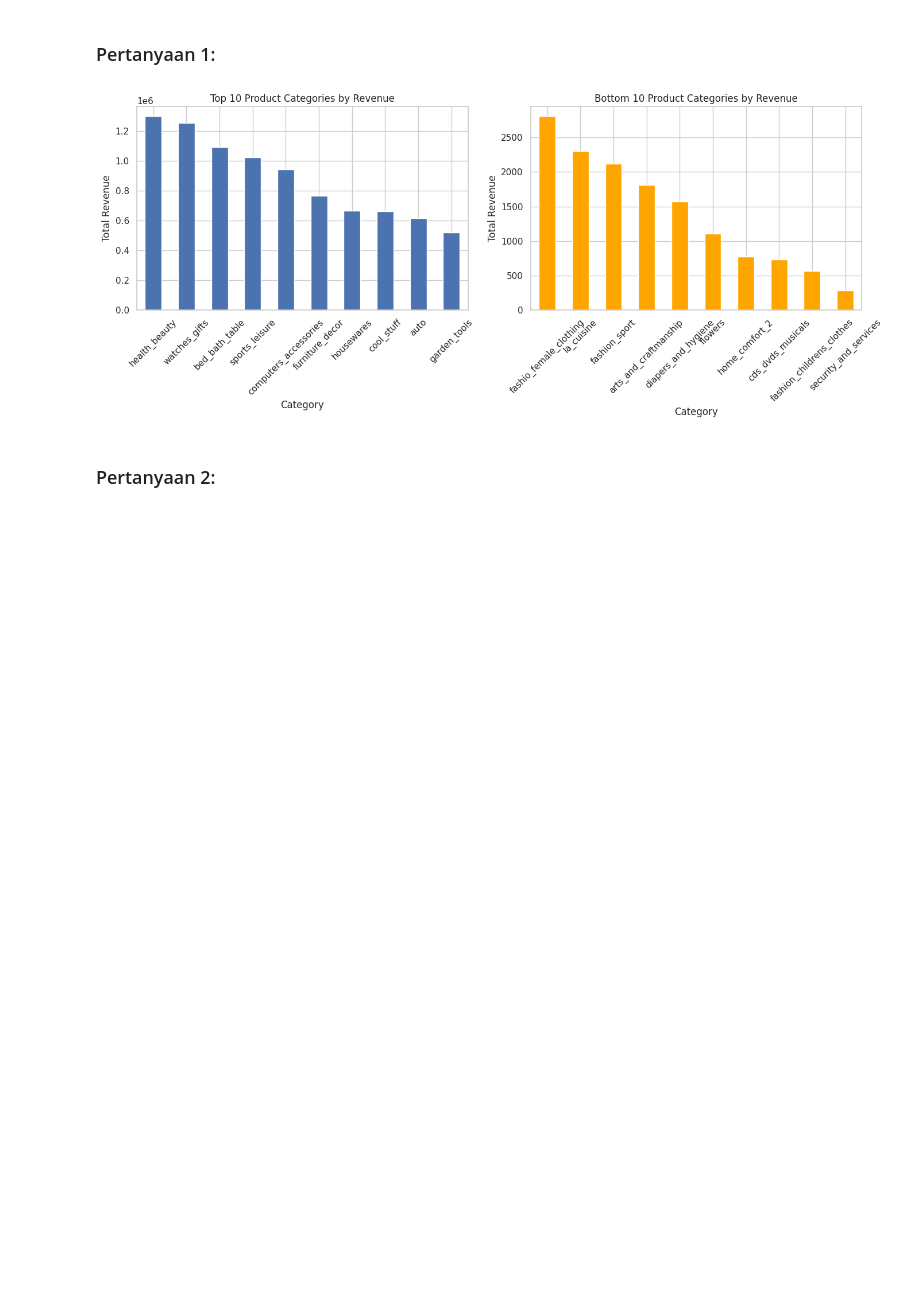
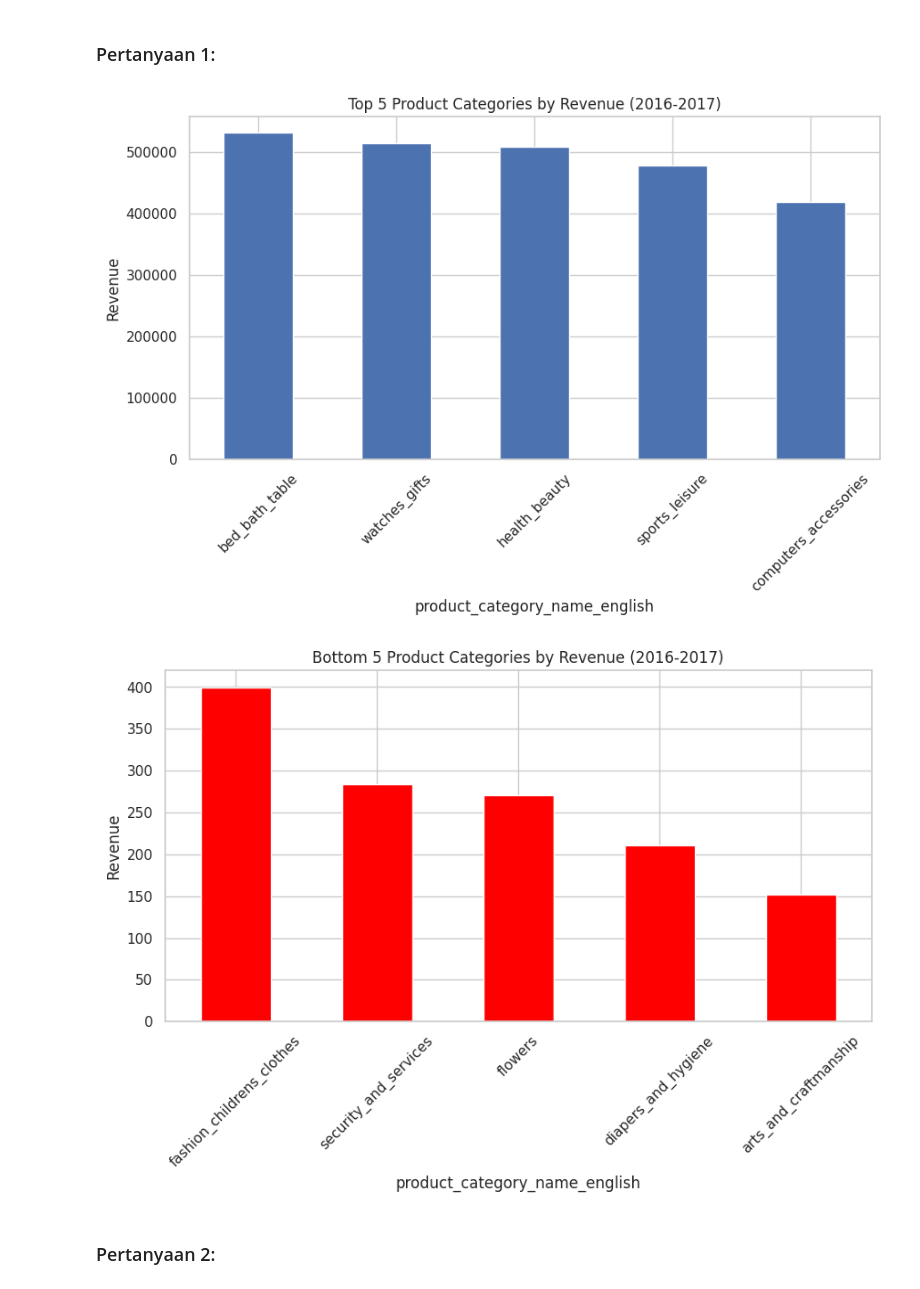
Before and after one commit to BaaaMS7/submission_analisis_data, a Jupyter notebook: notebook.ipynb, the cells around one changed output. Saved outputs shown, nothing was run; the diff lists cells and outputs as text; code cells hidden in the pictures; blank space fills up the shorter version.

```diff
--- a/notebook.ipynb
+++ b/notebook.ipynb
@@ -261,28 +359,21 @@ monthly_revenue.columns = ['month', 'total_revenue']
 # %% [markdown]
 ### Pertanyaan 1:
 # %%
-top_10 = revenue_category.head(10)
-bottom_10 = revenue_category.tail(10)
+plt.figure(figsize=(10,5))
+top5.plot(kind='bar')
+plt.title('Top 5 Product Categories by Revenue (2016-2017)')
+plt.ylabel('Revenue')
+plt.xticks(rotation=45)
+plt.show()
 
-plt.figure(figsize=(14,6))
-
-plt.subplot(1,2,1)
-top_10.plot(kind='bar')
-plt.title('Top 10 Product Categories by Revenue')
-plt.xlabel('Category')
-plt.ylabel('Total Revenue')
+plt.figure(figsize=(10,5))
+bottom5.plot(kind='bar', color='red')
+plt.title('Bottom 5 Product Categories by Revenue (2016-2017)')
+plt.ylabel('Revenue')
 plt.xticks(rotation=45)
-
-plt.subplot(1,2,2)
-bottom_10.plot(kind='bar', color='orange')
-plt.title('Bottom 10 Product Categories by Revenue')
-plt.xlabel('Category')
-plt.ylabel('Total Revenue')
-plt.xticks(rotation=45)
-
-plt.tight_layout()
 plt.show()
 # %% [output]
-[figure, old version]
+[figure, new version]
+[figure, added]
 # %% [markdown]
 ### Pertanyaan 2:
```
Also changed, not shown: parts of 14 cells of this notebook.
